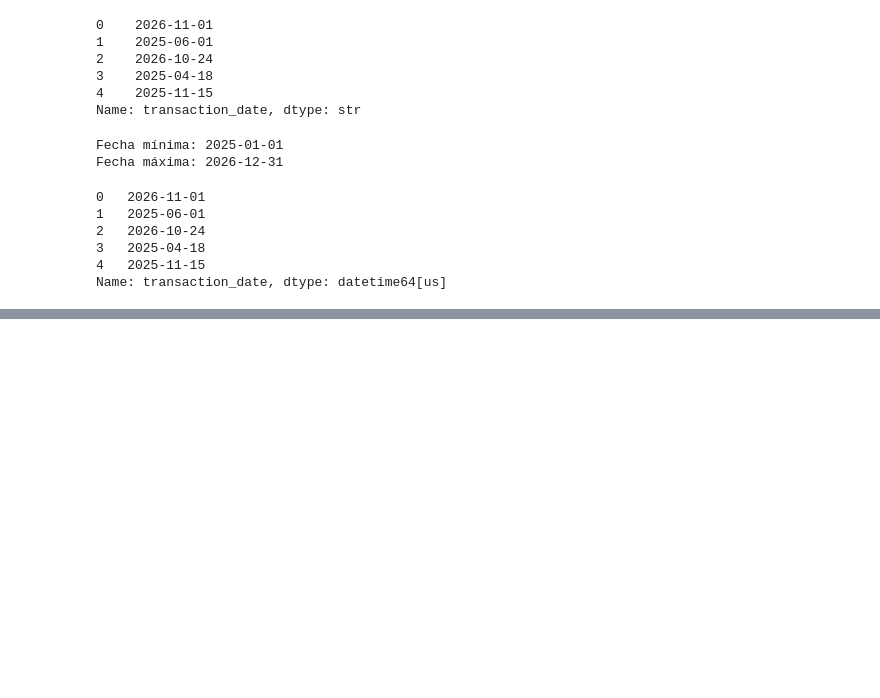
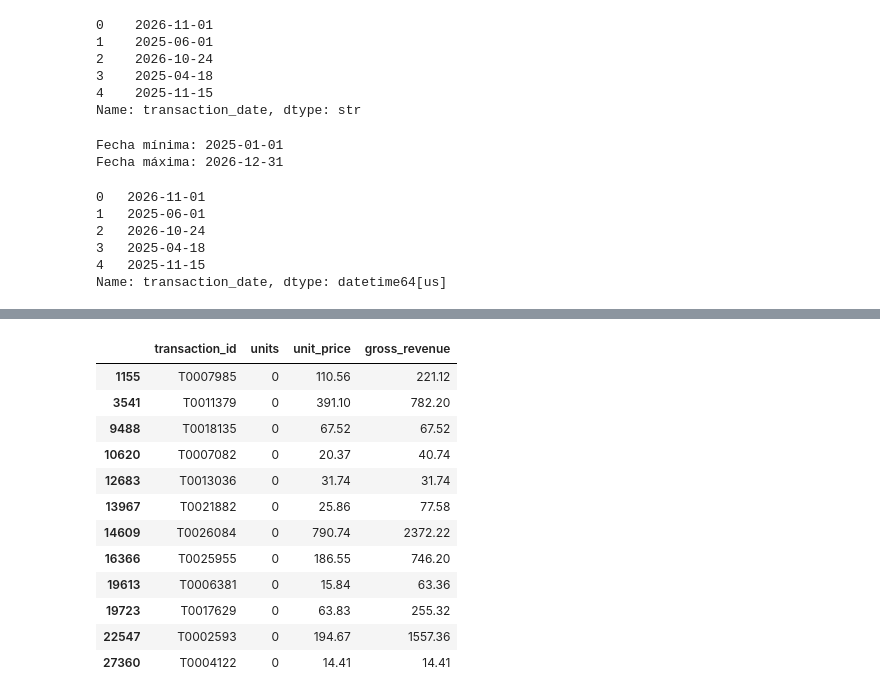
Before and after one commit to alexischevanier-byte/analytics-retail, a Jupyter notebook: notebooks/01_business_analysis.ipynb, the cells around one changed output, grey strips where cells are left out. Saved outputs shown, nothing was run; the diff lists cells and outputs as text; code cells hidden in the pictures; blank space fills up the shorter version.

```diff
--- a/notebooks/01_business_analysis.ipynb
+++ b/notebooks/01_business_analysis.ipynb
@@ -375,0 +434,16 @@ Name: transaction_date, dtype: datetime64[us]
+# %%
+df.loc[df['units'] <= 0,['transaction_id', 'units', 'unit_price', 'gross_revenue']]
+# %% [output]
+|  | transaction_id | units | unit_price | gross_revenue |
+| 1155 | T0007985 | 0 | 110.56 | 221.12 |
+| 3541 | T0011379 | 0 | 391.10 | 782.20 |
+| 9488 | T0018135 | 0 | 67.52 | 67.52 |
+| 10620 | T0007082 | 0 | 20.37 | 40.74 |
+| 12683 | T0013036 | 0 | 31.74 | 31.74 |
+| 13967 | T0021882 | 0 | 25.86 | 77.58 |
+| 14609 | T0026084 | 0 | 790.74 | 2372.22 |
+| 16366 | T0025955 | 0 | 186.55 | 746.20 |
+| 19613 | T0006381 | 0 | 15.84 | 63.36 |
+| 19723 | T0017629 | 0 | 63.83 | 255.32 |
+| 22547 | T0002593 | 0 | 194.67 | 1557.36 |
+| 27360 | T0004122 | 0 | 14.41 | 14.41 |
```
Also changed, not shown: parts of 12 cells of this notebook.
